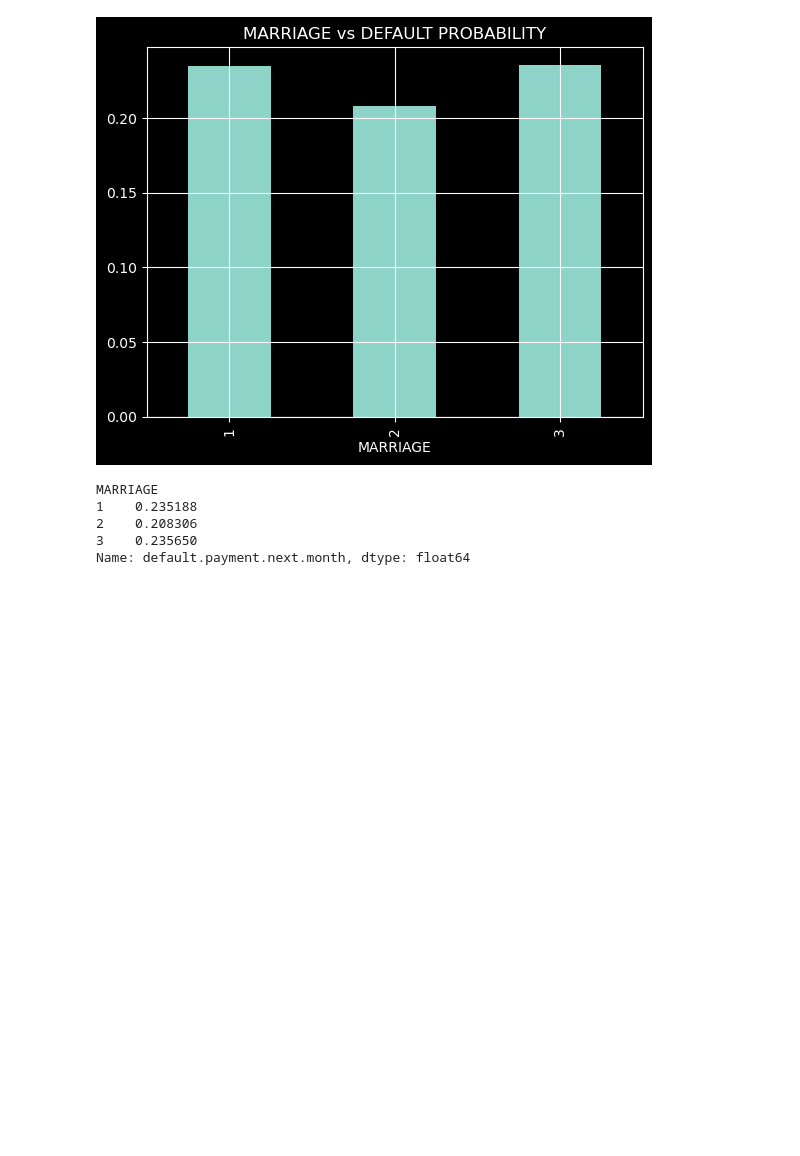
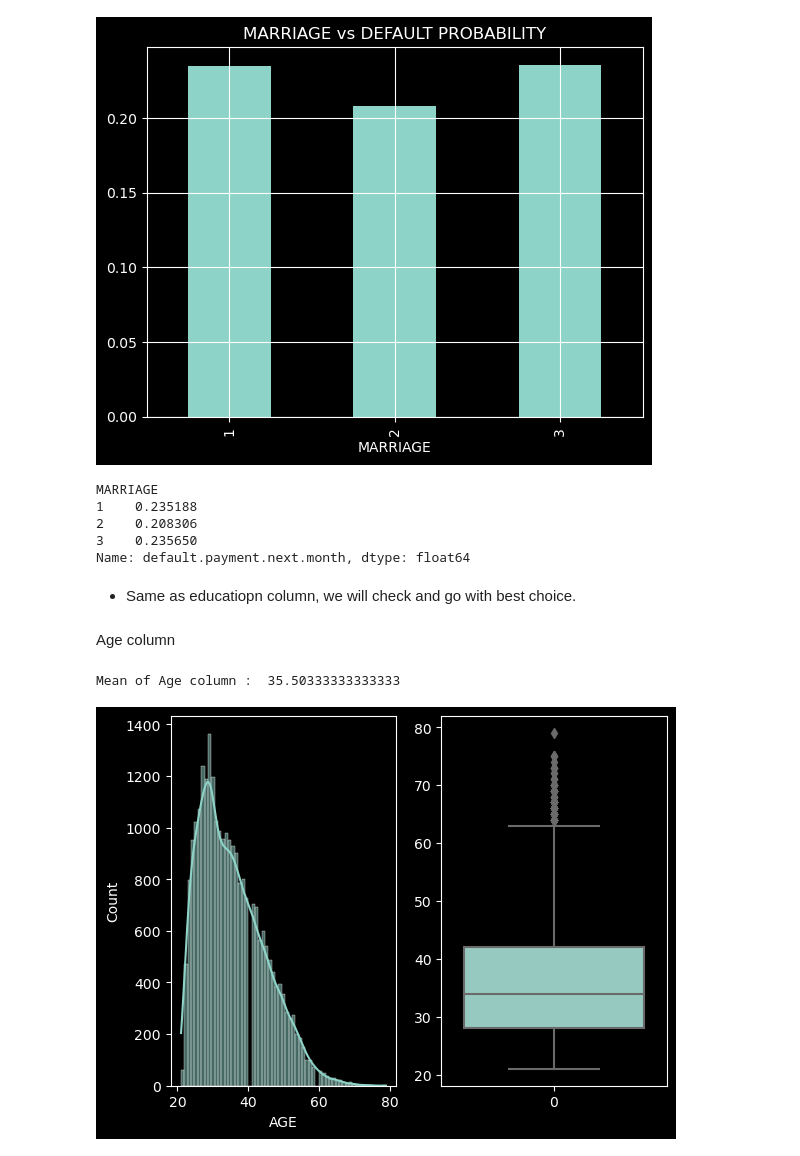
Before and after one commit to Akashrajmani19/Credit_Card_Default_Prediction_and_Model_Deployment_Project, a Jupyter notebook: notebooks/EDA_Data_Preprocessing.ipynb, the cells around one changed output. Cells and saved outputs as stored; diff of their text form; code cells hidden in the pictures; blank space fills up the shorter version.

```diff
--- a/notebooks/EDA_Data_Preprocessing.ipynb
+++ b/notebooks/EDA_Data_Preprocessing.ipynb
@@ -204,0 +217,2 @@ Sex column has good balanced data between male and female
+# %%
+df[ 'default.payment.next.month'] = df['default.payment.next.month'].replace({'Not-Defaulter':0, 'Defaulter':1})
@@ -252,3 +276,15 @@ MARRIAGE
 2    0.208306
 3    0.235650
 Name: default.payment.next.month, dtype: float64
+# %% [markdown]
+- Same as educatiopn column, we will check and go with best choice.
+# %% [markdown]
+Age column
+# %%
+print('Mean of Age column : ',df['AGE'].mean())
+fig,(ax1,ax2) = plt.subplots(nrows=1,ncols=2);
+sns.histplot(df["AGE"],ax=ax1,kde =True);
+sns.boxplot(df['AGE'],ax = ax2);
+# %% [output]
+Mean of Age column :  35.50333333333333
+[figure, added]
```
Also changed, not shown: parts of 34 cells of this notebook.
